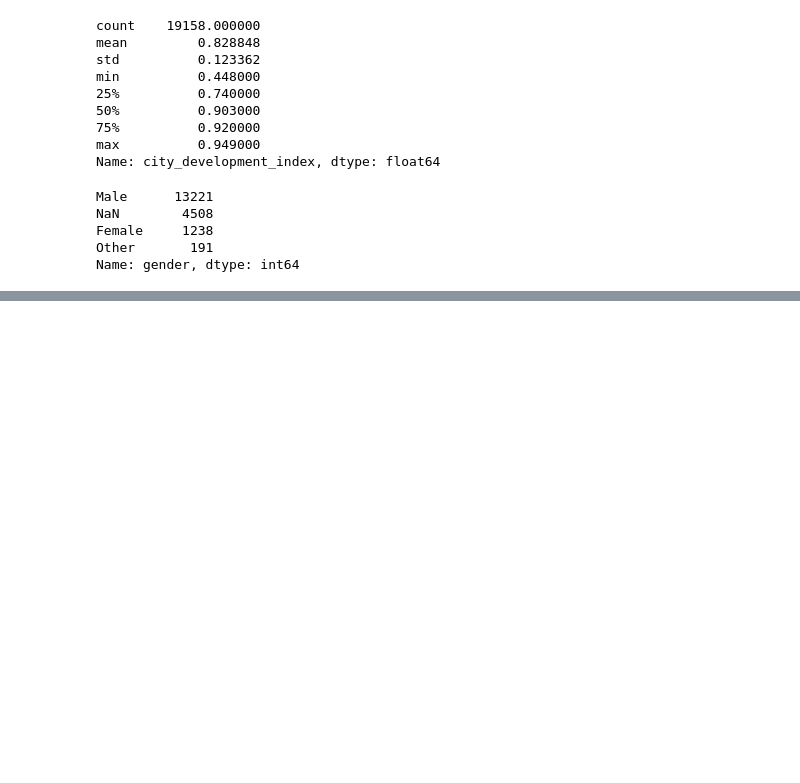
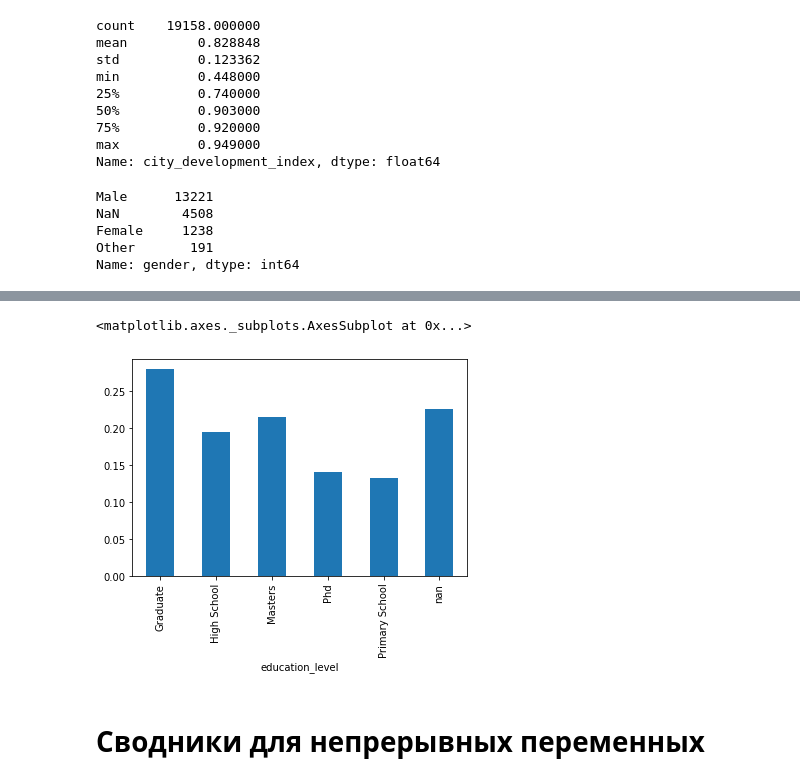
Before and after one commit to probabylity/learning, a Jupyter notebook: pandas_crash.ipynb, the cells around one changed output, grey strips where cells are left out. Saved outputs shown, nothing was run; the diff lists cells and outputs as text; code cells hidden in the pictures; blank space fills up the shorter version.

```diff
--- a/pandas_crash.ipynb
+++ b/pandas_crash.ipynb
@@ -170,0 +242,7 @@ Name: gender, dtype: int64
+# %%
+df.groupby('education_level',dropna=False)['target'].mean().plot(kind='bar')
+# %% [output]
+<matplotlib.axes._subplots.AxesSubplot at 0x...>
+[figure, added]
+# %% [markdown]
+# Сводники для непрерывных переменных
```
Also changed, not shown: parts of 37 cells of this notebook.
